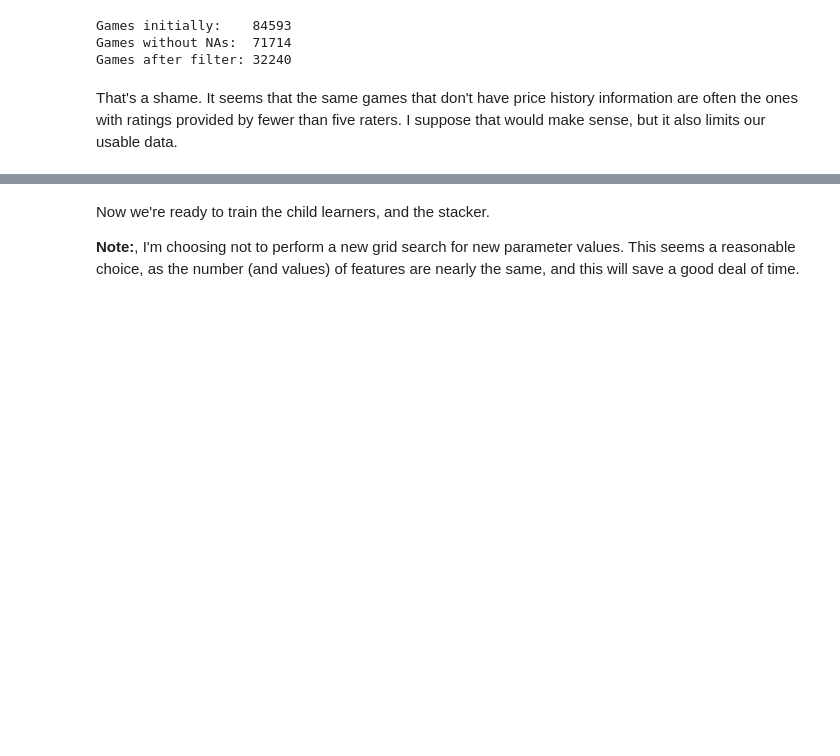
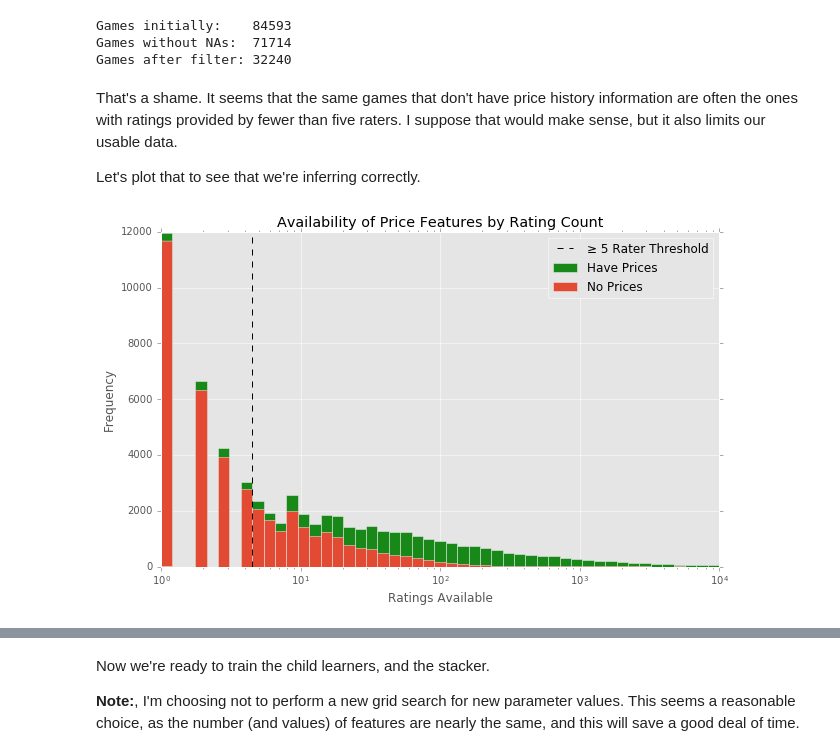
Before and after one commit to rcalme/udacity-capstone, a Jupyter notebook: Notebook/BuildingBetterBoardGame.ipynb, the cells around one changed output, grey strips where cells are left out. Saved outputs shown, nothing was run; the diff lists cells and outputs as text; code cells hidden in the pictures; blank space fills up the shorter version.

```diff
--- a/Notebook/BuildingBetterBoardGame.ipynb
+++ b/Notebook/BuildingBetterBoardGame.ipynb
@@ -791,3 +791,27 @@ Games without NAs:  71714
 Games after filter: 32240
 # %% [markdown]
 That's a shame. It seems that the same games that don't have price history information are often the ones with ratings provided by fewer than five raters. I suppose that would make sense, but it also limits our usable data.
+
+Let's plot that to see that we're inferring correctly.
+# %%
+# For Unicode '≥' symbol
+from __future__ import unicode_literals
+
+plt.figure(figsize=(10,6))
+plt.hist(all_data['ratingCount'],
+         bins=np.logspace(0, 4, 50), color="#188918", label="Have Prices")
+plt.hist(all_data.query("priceAverage != priceAverage")['ratingCount'],    # See citation
+         bins=np.logspace(0, 4, 50), color="#e24a33", label="No Prices")
+# Line at the threshold of 5 raters
+plt.plot([4.5, 4.5], [0, 12000], 'k--', label="≥ 5 Rater Threshold")
+plt.gca().set_xscale('log')
+plt.ylabel("Frequency")
+plt.xlabel("Ratings Available")
+plt.legend(loc='upper right')
+plt.title("Availability of Price Features by Rating Count")
+plt.show()
+
+# Citation - Hack to use pandas query() to find rows with null value
+# http://stackoverflow.com/questions/26535563/querying-for-nan-and-other-names-in-pandas
+# %% [output]
+[figure, added]
```
Also changed, not shown: parts of 18 cells of this notebook.
